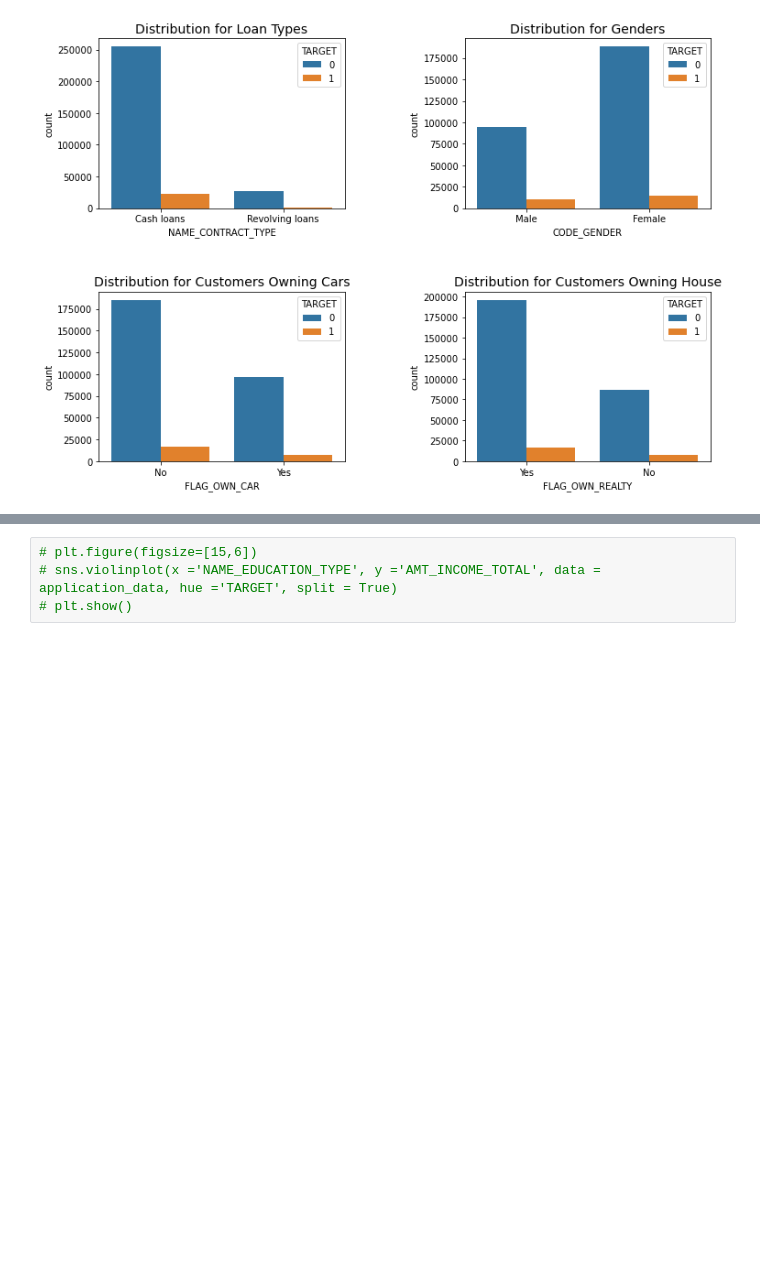
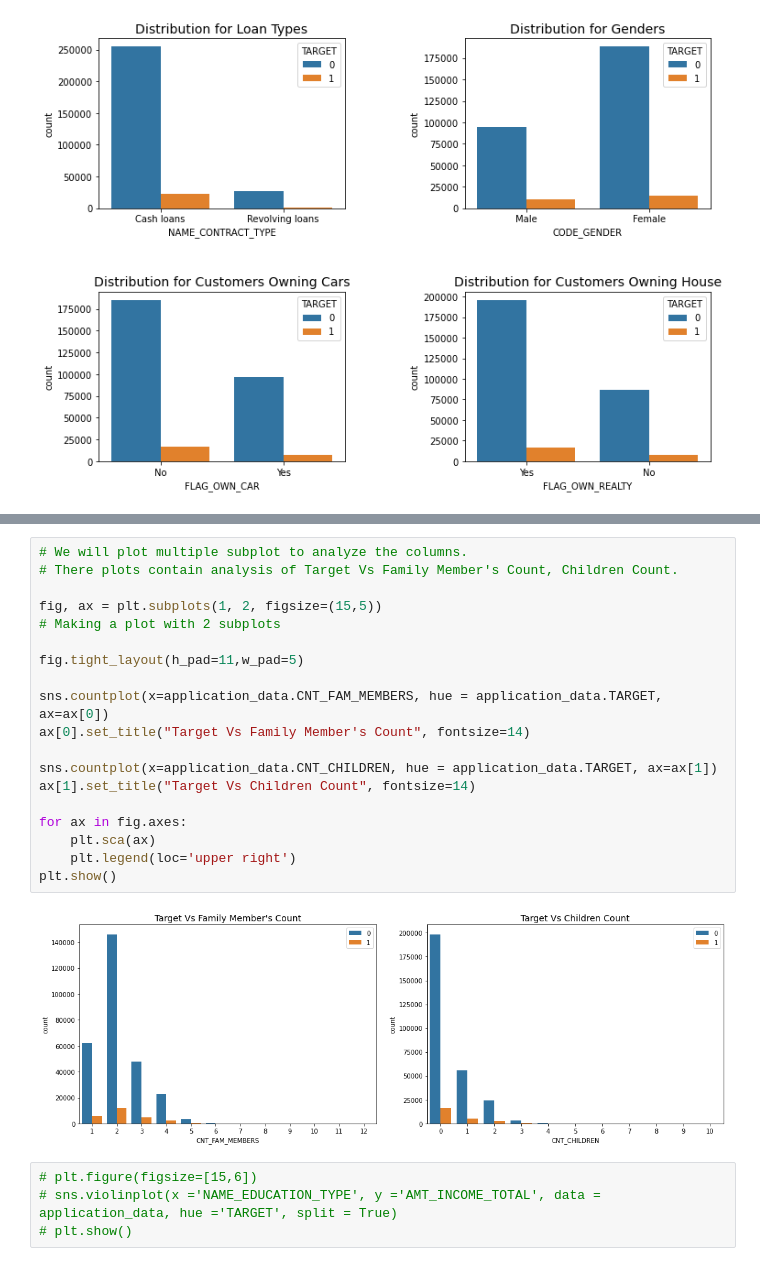
Before and after one commit to shardul-rajhans/Bank-Credit-Loan-Risk-Analytics-EDA, a Jupyter notebook: shardul_sohini_eda_case_study.ipynb, the cells around one changed output, grey strips where cells are left out. Cells and saved outputs as stored; diff of their text form; blank space fills up the shorter version.

```diff
--- a/shardul_sohini_eda_case_study.ipynb
+++ b/shardul_sohini_eda_case_study.ipynb
@@ -1375,3 +1413,24 @@ plt.show()
+# %%
+# We will plot multiple subplot to analyze the columns.
+# There plots contain analysis of Target Vs Family Member's Count, Children Count.
+
+fig, ax = plt.subplots(1, 2, figsize=(15,5))
+# Making a plot with 2 subplots
+
+fig.tight_layout(h_pad=11,w_pad=5)
+
+sns.countplot(x=application_data.CNT_FAM_MEMBERS, hue = application_data.TARGET, ax=ax[0])
+ax[0].set_title("Target Vs Family Member's Count", fontsize=14)
+
+sns.countplot(x=application_data.CNT_CHILDREN, hue = application_data.TARGET, ax=ax[1])
+ax[1].set_title("Target Vs Children Count", fontsize=14)
+
+for ax in fig.axes:
+    plt.sca(ax)
+    plt.legend(loc='upper right')
+plt.show()
+# %% [output]
+[figure, added]
 # %%
 # plt.figure(figsize=[15,6])
 # sns.violinplot(x ='NAME_EDUCATION_TYPE', y ='AMT_INCOME_TOTAL', data = application_data, hue ='TARGET', split = True)
```
Also changed, not shown: parts of 6 cells of this notebook.
